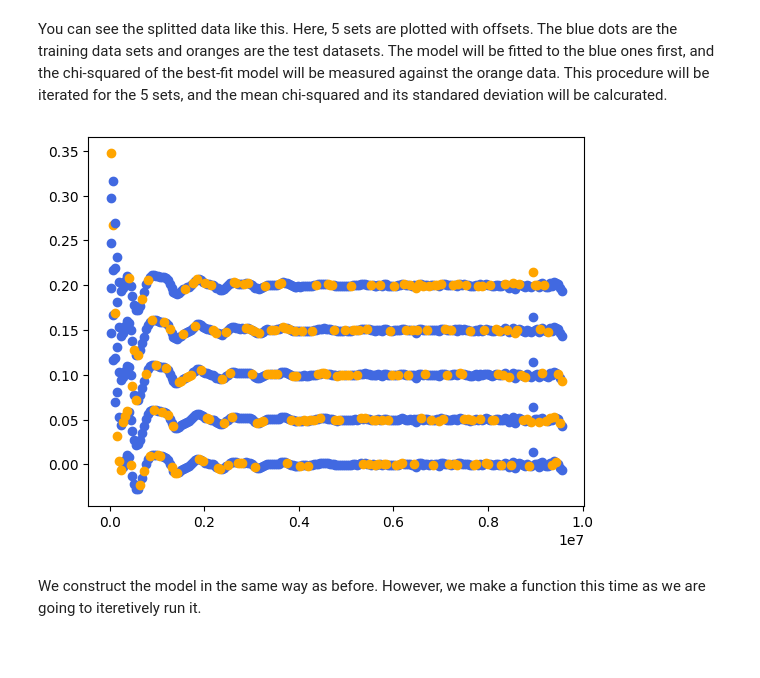
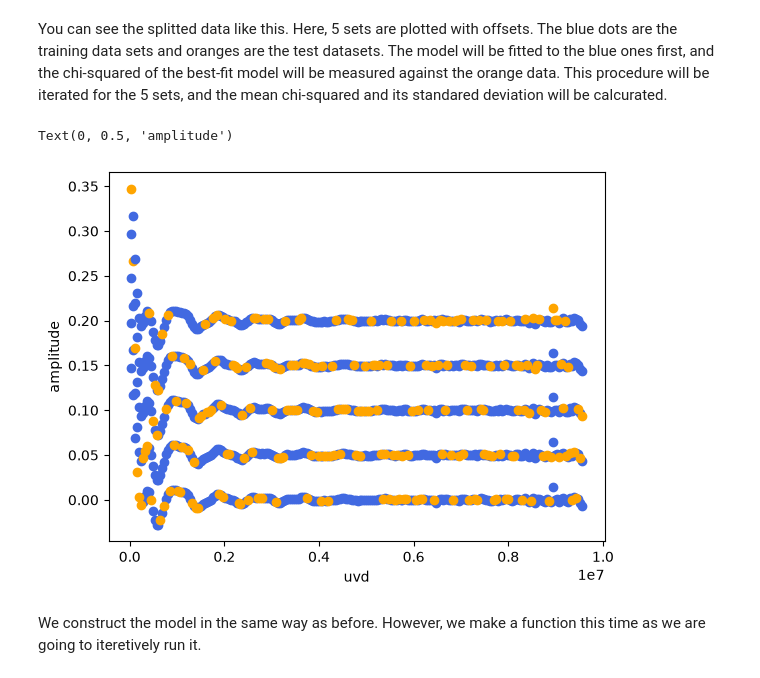
Before and after one commit to tomyoshida/frap, a Jupyter notebook: docs/source/adv_1.ipynb, the cells around one changed output. Cells and saved outputs as stored; diff of their text form; code cells hidden in the pictures; blank space fills up the shorter version.

```diff
--- a/docs/source/adv_1.ipynb
+++ b/docs/source/adv_1.ipynb
@@ -36,18 +36,22 @@ You can see the splitted data like this. Here, 5 sets are plotted with offsets.
 # %%
 import matplotlib.pyplot as plt
 
 band = 'band6'
 
 offset = 0
 
 for fold_id in range(n_folds):
 
     plt.scatter( train_obs[fold_id][band]['q'][0], train_obs[fold_id][band]['V'][0] + offset, color='royalblue'  )
     plt.scatter( test_obs[fold_id][band]['q'][0], test_obs[fold_id][band]['V'][0]+ offset, color='orange'  )
 
     offset += 0.05
+
+plt.xlabel('uvd')
+plt.ylabel('amplitude')
 # %% [output]
+Text(0, 0.5, 'amplitude')
-[figure, old version]
+[figure, new version]
 # %% [markdown]
 We construct the model in the same way as before. However, we make a function this time as we are going to iteretively run it.
 # %%
```
Also changed, not shown: parts of 1 cell of this notebook, 4 other files.
